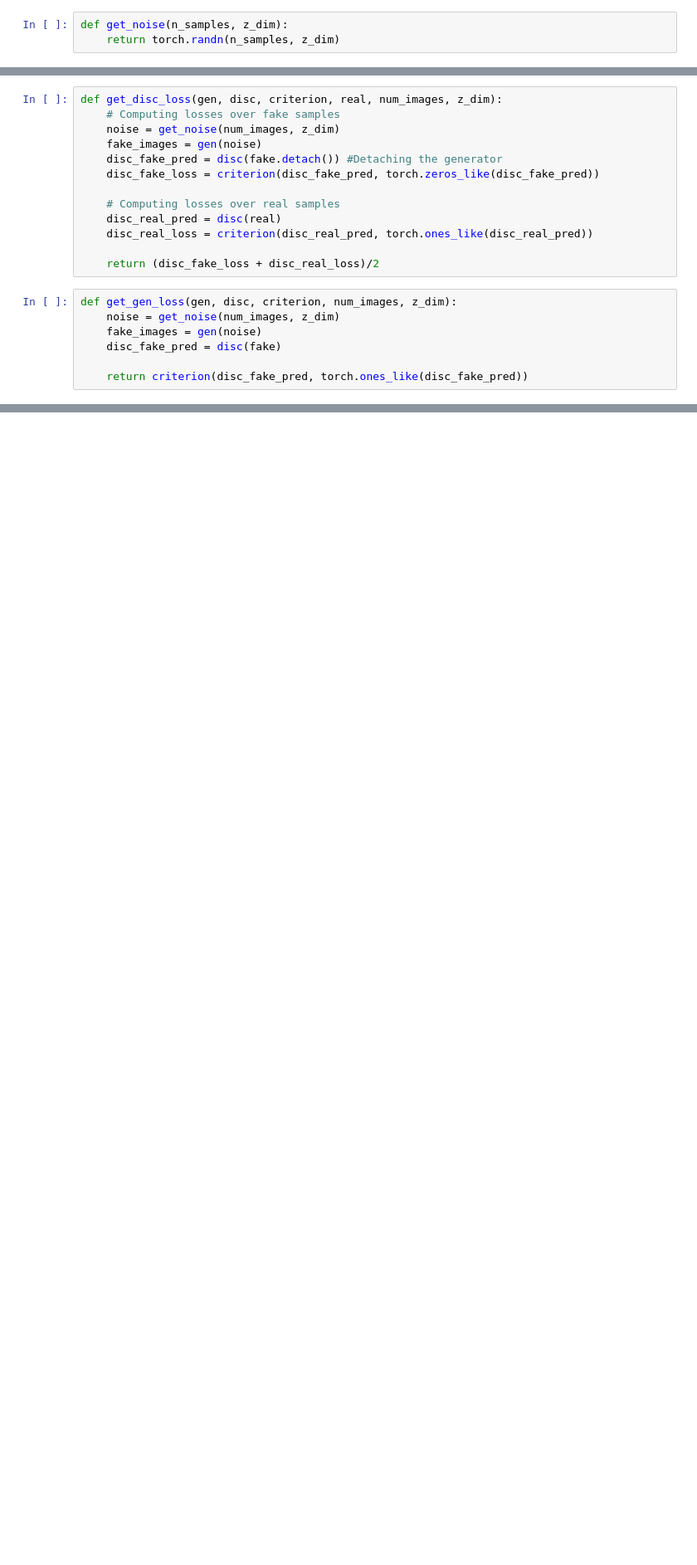
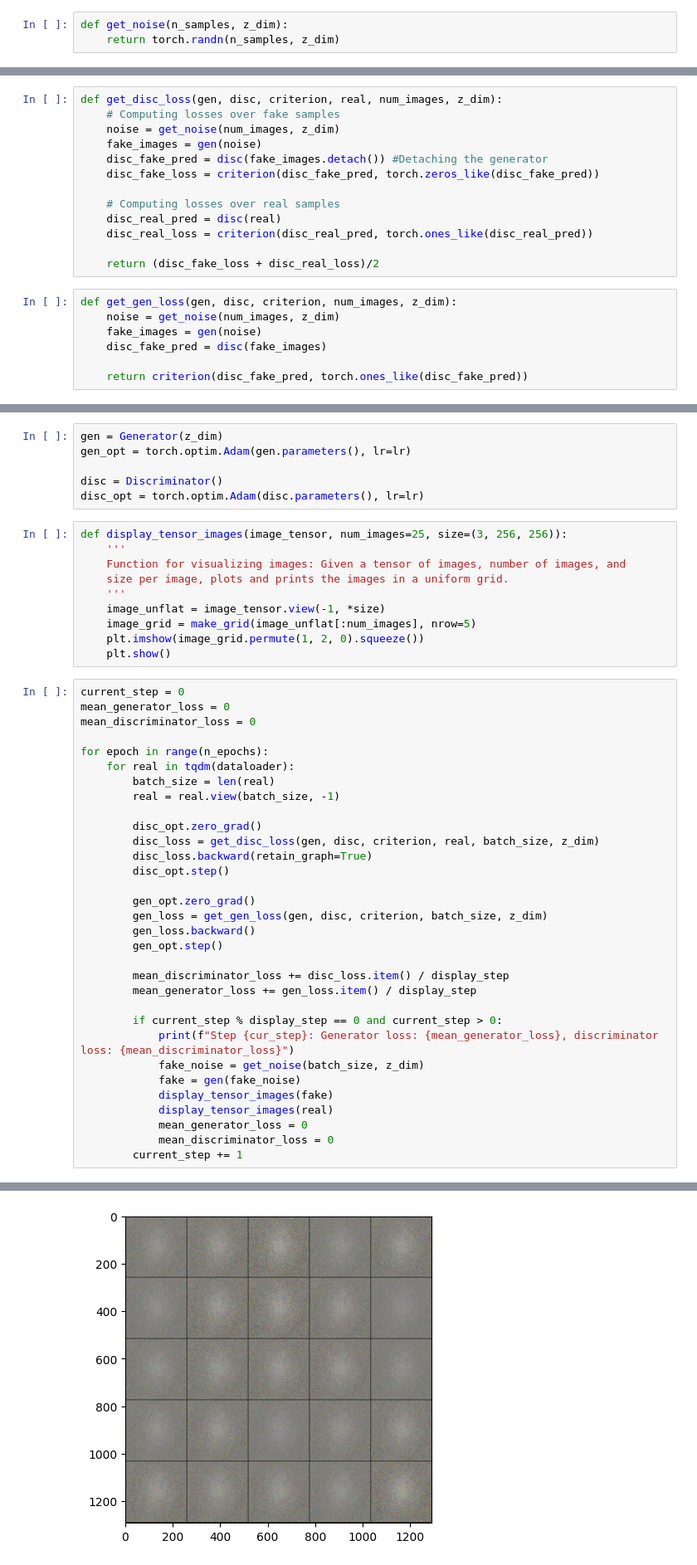
Before and after one commit to SaniaE/gans-data-augmentation, a Jupyter notebook: GANs for Data Augmentation.ipynb, the cells around one changed output, grey strips where cells are left out. Shown at 83% size. Cells and saved outputs as stored; diff of their text form; blank space fills up the shorter version.

```diff
--- a/GANs for Data Augmentation.ipynb
+++ b/GANs for Data Augmentation.ipynb
@@ -115,7 +117,7 @@ def get_disc_loss(gen, disc, criterion, real, num_images, z_dim):
     # Computing losses over fake samples
     noise = get_noise(num_images, z_dim)
     fake_images = gen(noise)
-    disc_fake_pred = disc(fake.detach()) #Detaching the generator
+    disc_fake_pred = disc(fake_images.detach()) #Detaching the generator
     disc_fake_loss = criterion(disc_fake_pred, torch.zeros_like(disc_fake_pred))
 
     # Computing losses over real samples
@@ -127,6 +129,6 @@ def get_disc_loss(gen, disc, criterion, real, num_images, z_dim):
 def get_gen_loss(gen, disc, criterion, num_images, z_dim):
     noise = get_noise(num_images, z_dim)
     fake_images = gen(noise)
-    disc_fake_pred = disc(fake)
+    disc_fake_pred = disc(fake_images)
 
     return criterion(disc_fake_pred, torch.ones_like(disc_fake_pred))
@@ -132,0 +142,49 @@ def get_gen_loss(gen, disc, criterion, num_images, z_dim):
+# %%
+gen = Generator(z_dim)
+gen_opt = torch.optim.Adam(gen.parameters(), lr=lr)
+
+disc = Discriminator()
+disc_opt = torch.optim.Adam(disc.parameters(), lr=lr)
+# %%
+def display_tensor_images(image_tensor, num_images=25, size=(3, 256, 256)):
+    '''
+    Function for visualizing images: Given a tensor of images, number of images, and
+    size per image, plots and prints the images in a uniform grid.
+    '''
+    image_unflat = image_tensor.view(-1, *size)
+    image_grid = make_grid(image_unflat[:num_images], nrow=5)
+    plt.imshow(image_grid.permute(1, 2, 0).squeeze())
+    plt.show()
+# %%
+current_step = 0
+mean_generator_loss = 0
+mean_discriminator_loss = 0
+
+for epoch in range(n_epochs):
+    for real in tqdm(dataloader):
+        batch_size = len(real)
+        real = real.view(batch_size, -1)
+
+        disc_opt.zero_grad()
+        disc_loss = get_disc_loss(gen, disc, criterion, real, batch_size, z_dim)
+        disc_loss.backward(retain_graph=True)
+        disc_opt.step()
+
+        gen_opt.zero_grad()
+        gen_loss = get_gen_loss(gen, disc, criterion, batch_size, z_dim)
+        gen_loss.backward()
+        gen_opt.step()
+
+        mean_discriminator_loss += disc_loss.item() / display_step
+        mean_generator_loss += gen_loss.item() / display_step
+
+        if current_step % display_step == 0 and current_step > 0:
+            print(f"Step {cur_step}: Generator loss: {mean_generator_loss}, discriminator loss: {mean_discriminator_loss}")
+            fake_noise = get_noise(batch_size, z_dim)
+            fake = gen(fake_noise)
+            display_tensor_images(fake)
+            display_tensor_images(real)
+            mean_generator_loss = 0
+            mean_discriminator_loss = 0
+        current_step += 1
+# %% [output]
@@ -132,0 +192 @@ def get_gen_loss(gen, disc, criterion, num_images, z_dim):
+[figure, added]
```
Also changed, not shown: parts of 5 cells of this notebook.
